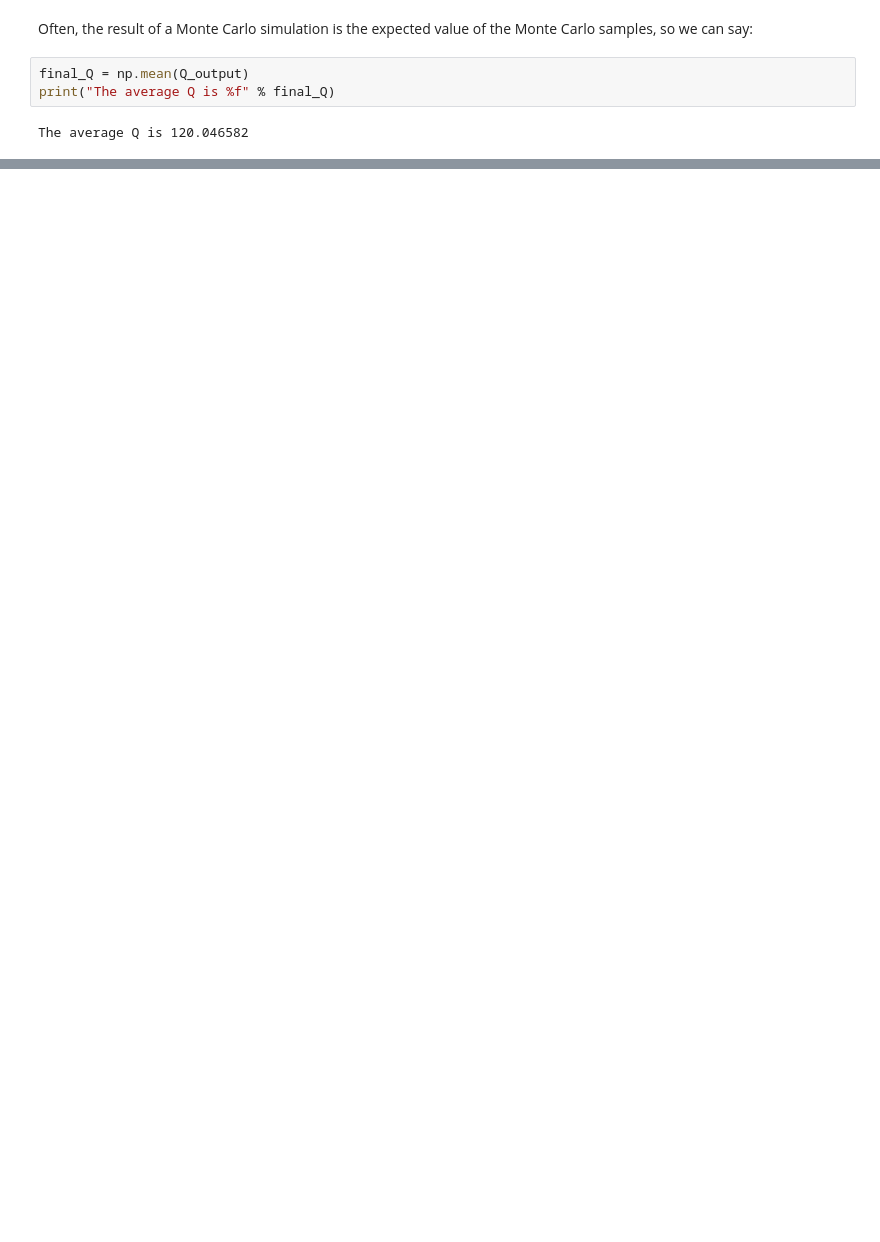
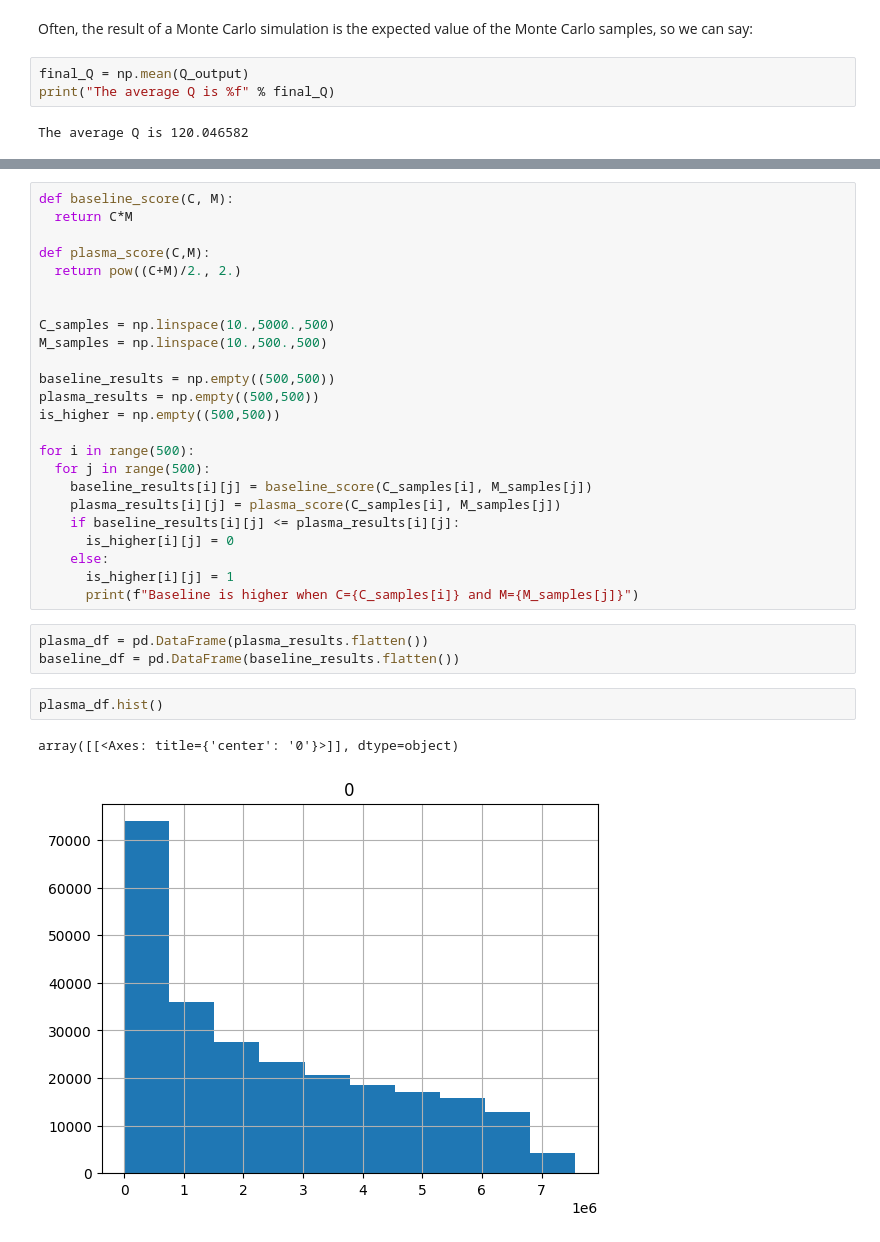
Before and after one commit to jrkasprzyk/CVEN5393, a Jupyter notebook: Colab Notebooks/scalar-uncertainties.ipynb, the cells around one changed output, grey strips where cells are left out. Drawn from its saved outputs; the diff is of its cells as text; blank space fills up the shorter version.

```diff
--- a/Colab Notebooks/scalar-uncertainties.ipynb
+++ b/Colab Notebooks/scalar-uncertainties.ipynb
@@ -309,0 +320,32 @@ The average Q is 120.046582
+# %%
+def baseline_score(C, M):
+  return C*M
+
+def plasma_score(C,M):
+  return pow((C+M)/2., 2.)
+
+
+C_samples = np.linspace(10.,5000.,500)
+M_samples = np.linspace(10.,500.,500)
+
+baseline_results = np.empty((500,500))
+plasma_results = np.empty((500,500))
+is_higher = np.empty((500,500))
+
+for i in range(500):
+  for j in range(500):
+    baseline_results[i][j] = baseline_score(C_samples[i], M_samples[j])
+    plasma_results[i][j] = plasma_score(C_samples[i], M_samples[j])
+    if baseline_results[i][j] <= plasma_results[i][j]:
+      is_higher[i][j] = 0
+    else:
+      is_higher[i][j] = 1
+      print(f"Baseline is higher when C={C_samples[i]} and M={M_samples[j]}")
+# %%
+plasma_df = pd.DataFrame(plasma_results.flatten())
+baseline_df = pd.DataFrame(baseline_results.flatten())
+# %%
+plasma_df.hist()
+# %% [output]
+array([[<Axes: title={'center': '0'}>]], dtype=object)
+[figure, added]
```
Also changed, not shown: parts of 7 cells of this notebook.
